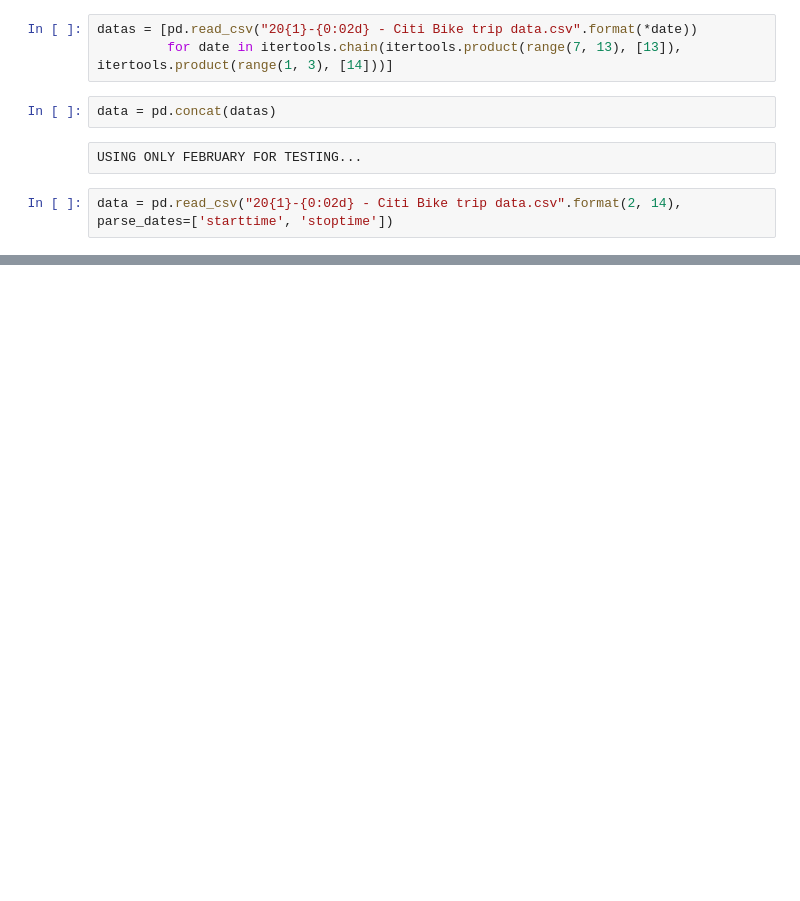
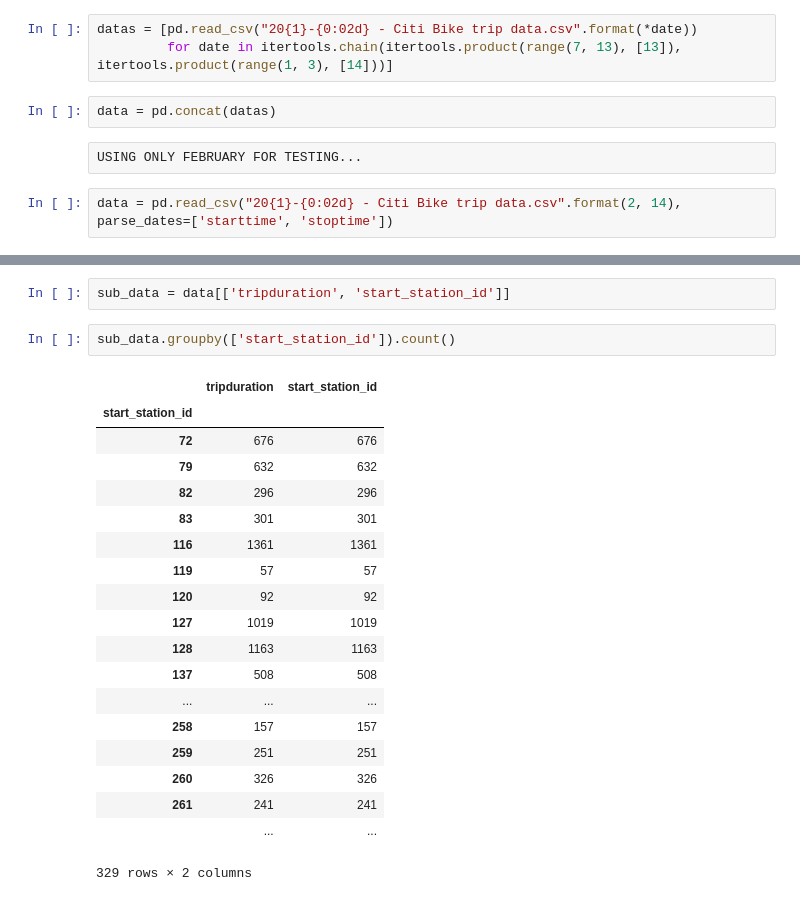
Before and after one commit to denisgarci/nycb, a Jupyter notebook: nycb.ipynb, the cells around one changed output, grey strips where cells are left out. Saved outputs shown, nothing was run; the diff lists cells and outputs as text; blank space fills up the shorter version.

```diff
--- a/nycb.ipynb
+++ b/nycb.ipynb
@@ -61,0 +35,24 @@ Name: starttime, Length: 224736, dtype: object
+# %%
+sub_data = data[['tripduration', 'start_station_id']]
+# %%
+sub_data.groupby(['start_station_id']).count()
+# %% [output]
+|  | tripduration | start_station_id |
+| start_station_id |  |  |
+| 72 | 676 | 676 |
+| 79 | 632 | 632 |
+| 82 | 296 | 296 |
+| 83 | 301 | 301 |
+| 116 | 1361 | 1361 |
+| 119 | 57 | 57 |
+| 120 | 92 | 92 |
+| 127 | 1019 | 1019 |
+| 128 | 1163 | 1163 |
+| 137 | 508 | 508 |
+| ... | ... | ... |
+| 258 | 157 | 157 |
+| 259 | 251 | 251 |
+| 260 | 326 | 326 |
+| 261 | 241 | 241 |
+|  | ... | ... |
+329 rows × 2 columns
```
Also changed, not shown: parts of 7 cells of this notebook.
